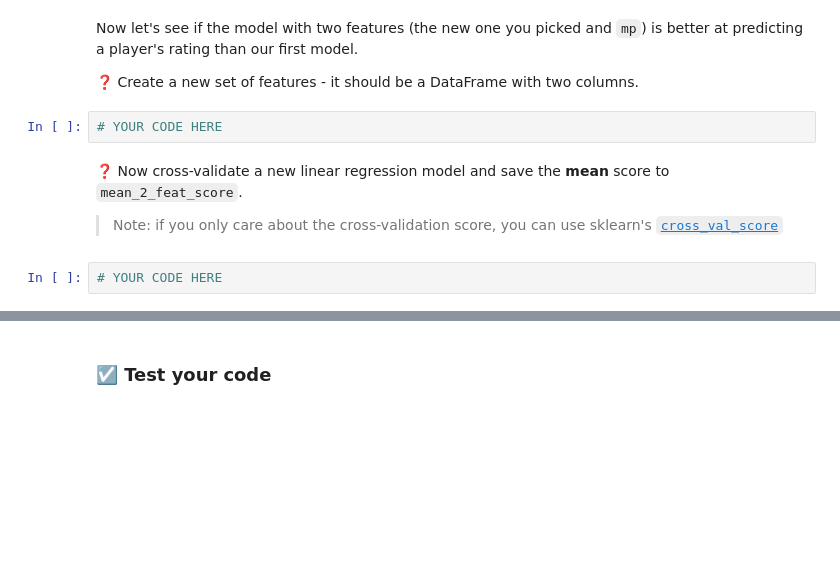
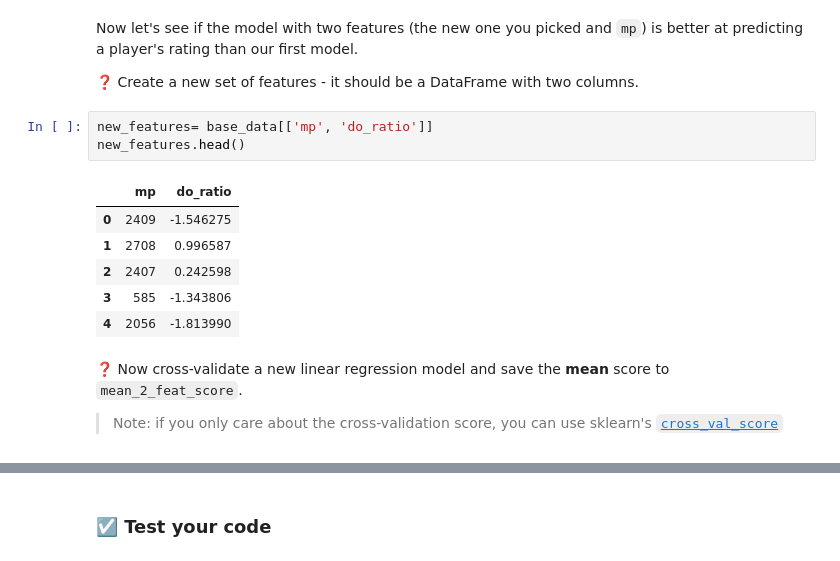
Before and after one commit to ParissaPeimaniyfard/data-linear-regression, a Jupyter notebook: Linear_Regression.ipynb, the cells around one changed output, grey strips where cells are left out. Cells and saved outputs as stored; diff of their text form; blank space fills up the shorter version.

```diff
--- a/Linear_Regression.ipynb
+++ b/Linear_Regression.ipynb
@@ -317,11 +332,17 @@ They say that when evaluating a player's Wins Above Replacement rating, they wou
 Now let's see if the model with two features (the new one you picked and `mp`) is better at predicting a player's rating than our first model.
 
 ❓ Create a new set of features - it should be a DataFrame with two columns.
-# %%
-# YOUR CODE HERE
+# %%
+new_features= base_data[['mp', 'do_ratio']]
+new_features.head()
+# %% [output]
+|  | mp | do_ratio |
+| 0 | 2409 | -1.546275 |
+| 1 | 2708 | 0.996587 |
+| 2 | 2407 | 0.242598 |
+| 3 | 585 | -1.343806 |
+| 4 | 2056 | -1.813990 |
 # %% [markdown]
 ❓ Now cross-validate a new linear regression model and save the **mean** score to `mean_2_feat_score`.
 
 > Note: if you only care about the cross-validation score, you can use sklearn's [`cross_val_score`](https://scikit-learn.org/stable/modules/generated/sklearn.model_selection.cross_val_score.html)
-# %%
-# YOUR CODE HERE
```
Also changed, not shown: parts of 5 cells of this notebook, 1 other file.
